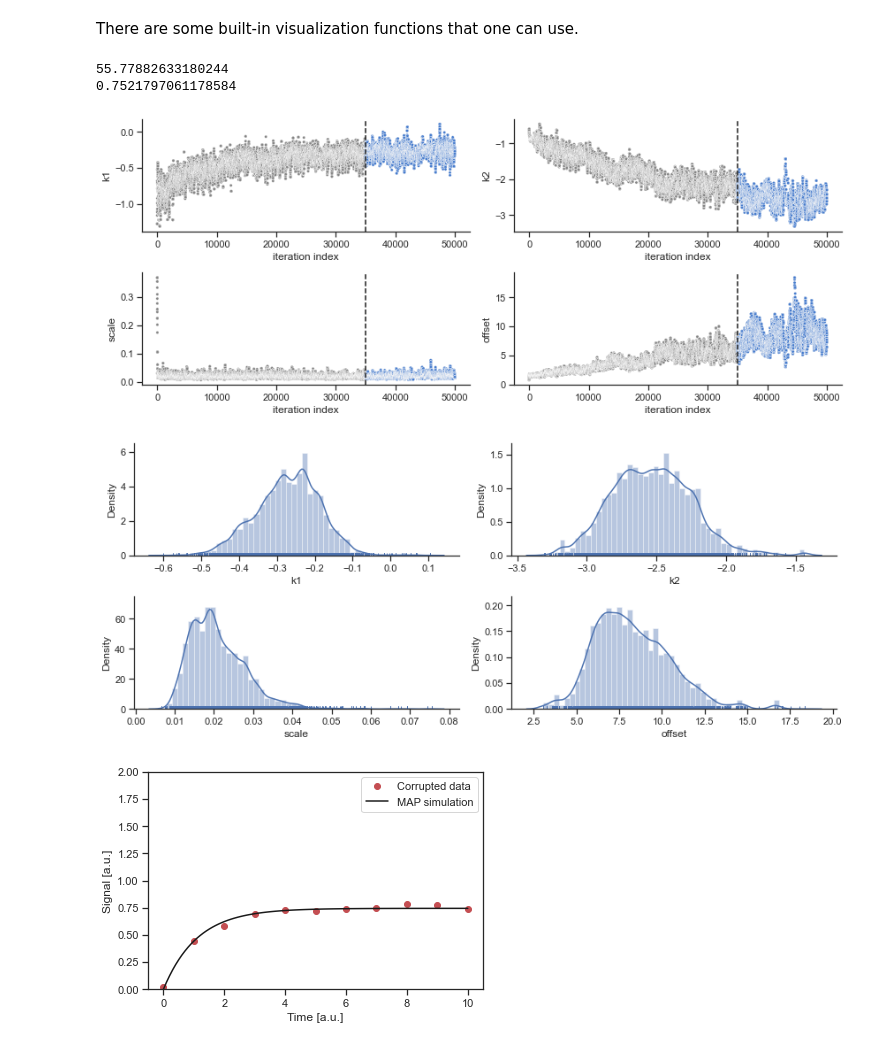
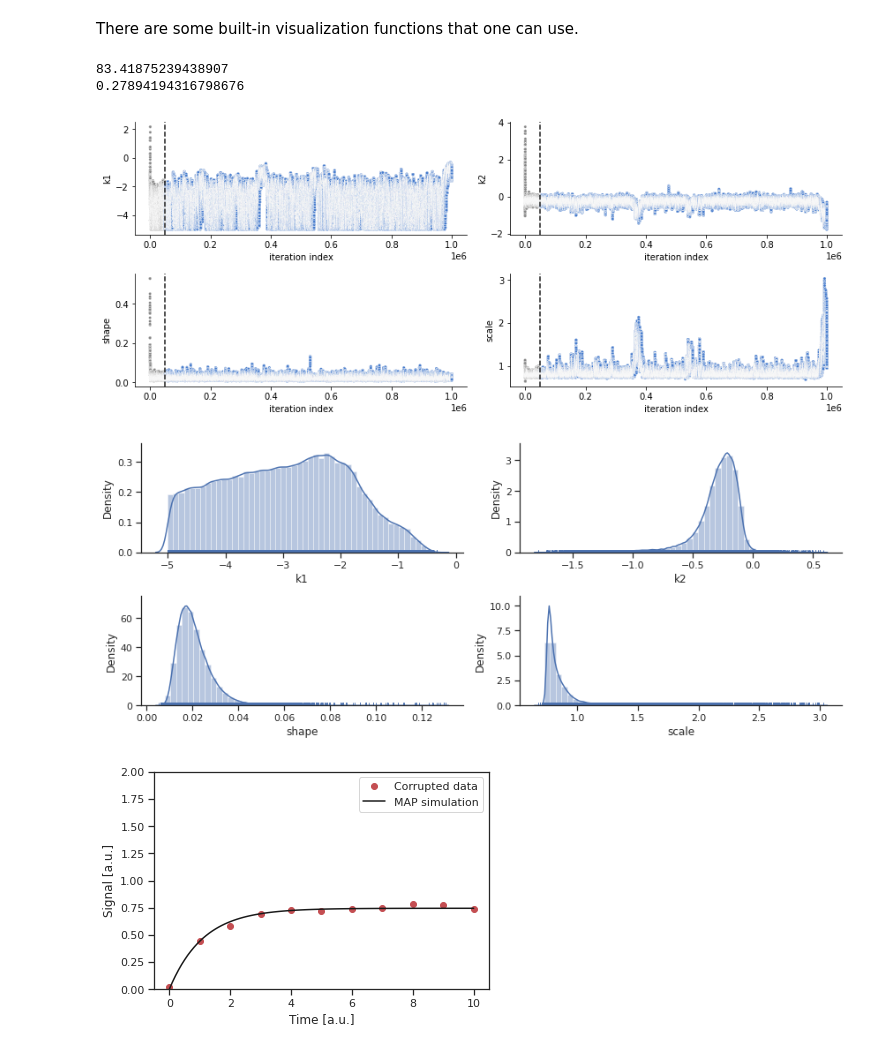
Before and after one commit to feddersmichael/Bachelor-Thesis-Marginal-Sampling, a Jupyter notebook: Sampling/Laplacian_noise/Conversion_Reaction_model/Laplacian_noise-Conversion_Reaction-Full_parameter-scaling.ipynb, the cells around one changed output. Saved outputs shown, nothing was run; the diff lists cells and outputs as text; code cells hidden in the pictures.

```diff
--- a/Sampling/Laplacian_noise/Conversion_Reaction_model/Laplacian_noise-Conversion_Reaction-Full_parameter-scaling.ipynb
+++ b/Sampling/Laplacian_noise/Conversion_Reaction_model/Laplacian_noise-Conversion_Reaction-Full_parameter-scaling.ipynb
@@ -48,12 +48,11 @@ For numerical reasons we will implement the log likelihood and log prior.
 def log_prior(x):
     """ Log prior function."""
     # assign variables from input x
-    scale = x[2]
-    offset = x[3]
+    scale = x[3]
 
 
     # exponential prior
-    exp_prior = np.log(lamda) - lamda * offset
+    exp_prior = np.log(lamda) - lamda * scale
 
     #Gaussian prior
     #Gauss_prior = np.log(offset) - (np.log(2) + np.log(np.pi)) / 2 - np.log(tau) - ((offset - mu)/tau)**2 /2
@@ -70,8 +69,8 @@ def log_prior(x):
 def negative_log_posterior(x):
     """ Negative log posterior function."""
 
-    scale = x[2]
-    offset = x[3]
+    shape = x[2]
+    scale = x[3]
 
     # experimental data
     data = np.array(dataframe.measurement)
@@ -82,19 +81,22 @@ def negative_log_posterior(x):
 
     # simulate model
     _simulation = simulate_model(np.exp(x), tvec)
-    simulation = (offset * np.asarray(_simulation))
+    simulation = (scale * np.asarray(_simulation))
 
     # evaluate standard log likelihood
-    res = abs(data - simulation)
-    sum_res = np.sum(res) / scale
+    res = np.absolute(data - simulation)
+    sum_res = np.sum(res) / shape
 
-    l_llh = N*(- np.log(2) -np.log(scale)) - sum_res
+    l_llh = -N*(np.log(2) + np.log(shape)) - sum_res
 
     # evaluate log normal-gamma prior
     l_prior = log_prior(x)
 
     # return NEGATIVE log posterior (required for pyPESTO)
-    return -(l_llh )
+    return -(l_llh + l_prior)
+
+x0 = np.array([-1.2741, -0.6160, 0.3684, 0.7826])
+b = negative_log_posterior(x0)
 # %% [markdown]
 Now that we have the objective function defined, we need to create a pyPESTO problem.
 # %%
@@ -104,7 +106,7 @@ def standard_sampling():
     problem = pypesto.Problem(objective=objective,  # objective function
                               lb=[-5, -5, 0, 0],  # lower bounds
                               ub=[5, 5, np.inf, np.inf],  # upper bounds
-                              x_names=['k1', 'k2', 'scale','offset'],  # parameter names
+                              x_names=['k1', 'k2', 'shape','scale'],  # parameter names
                               x_scales=['log', 'log', 'lin', 'lin'])  # parameter scale
     return problem
 # %%
@@ -116,7 +118,7 @@ lamda = 0.01
 problem = standard_sampling()
 
 # MCMC chain length
-n_samples= 50000
+n_samples= 1000000
 
 # call the sampler of choice
 sampler = sample.AdaptiveMetropolisSampler()
@@ -151,39 +153,39 @@ ax = visualize.sampling.sampling_parameters_trace(result, use_problem_bounds=Fal
 # Visualize the one-dimensional marginals --> Important!
 ax = visualize.sampling_1d_marginals(result, size=(12,5))
 # %% [output]
-55.77882633180244
-0.7521797061178584
+83.41875239438907
+0.27894194316798676
-[figure, old version]
+[figure, new version]
-[figure, old version]
+[figure, new version]
 # %%
 plot_MAP = True
 
 if plot_MAP:
     MAP_index=np.argmax(-result.sample_result.trace_neglogpost[0,result.sample_result.burn_in:])
     MAP = result.sample_result.trace_x[0,result.sample_result.burn_in+MAP_index,:]
 
     # experimental data
     data = np.array(dataframe.measurement)
     # time vector
     tvec = np.array(dataframe.time)
 
     tvec_for_simulation = np.linspace(tvec[0],tvec[-1],100)
 
-    offset = MAP[-1]
+    scale = MAP[-1]
 
     # simulate model
     _simulation = simulate_model(np.exp(MAP), tvec_for_simulation)
-    simulation = (offset * np.asarray(_simulation))
+    simulation = (scale * np.asarray(_simulation))
 
     import matplotlib.pyplot as plt
 
     plt.figure()
     plt.plot(tvec,data,'or',label='Corrupted data')
     plt.plot(tvec_for_simulation,simulation,'k',label='MAP simulation')
     plt.xlabel('Time [a.u.]')
     plt.ylabel('Signal [a.u.]')
     plt.ylim([0,2])
     plt.legend()
     plt.show()
 # %% [output]
-[figure, old version]
+[figure, new version]
```
Also changed, not shown: 4 other files.
